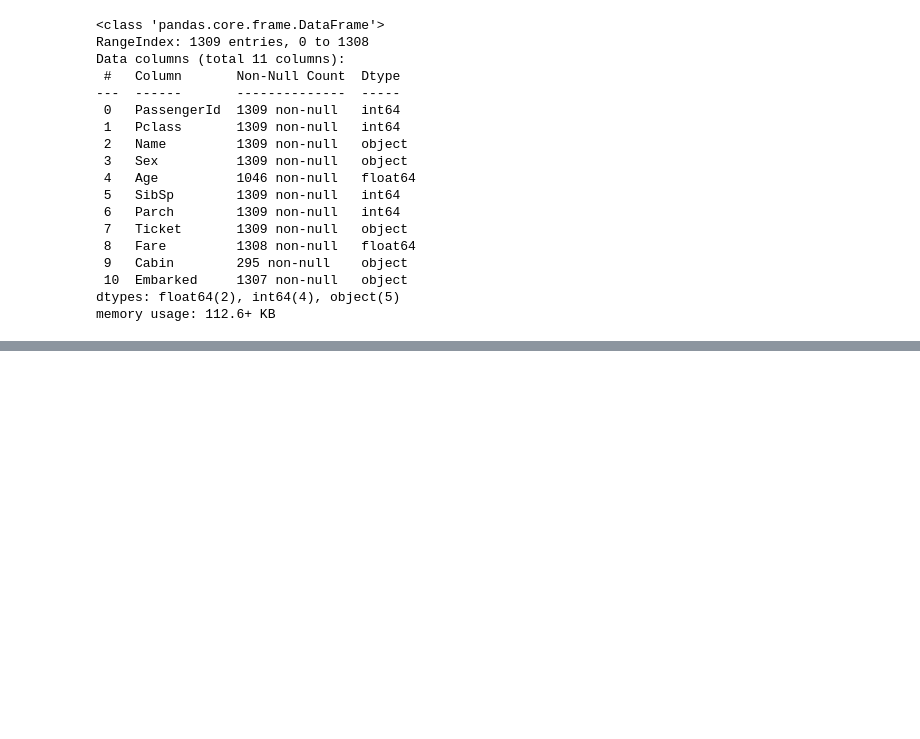
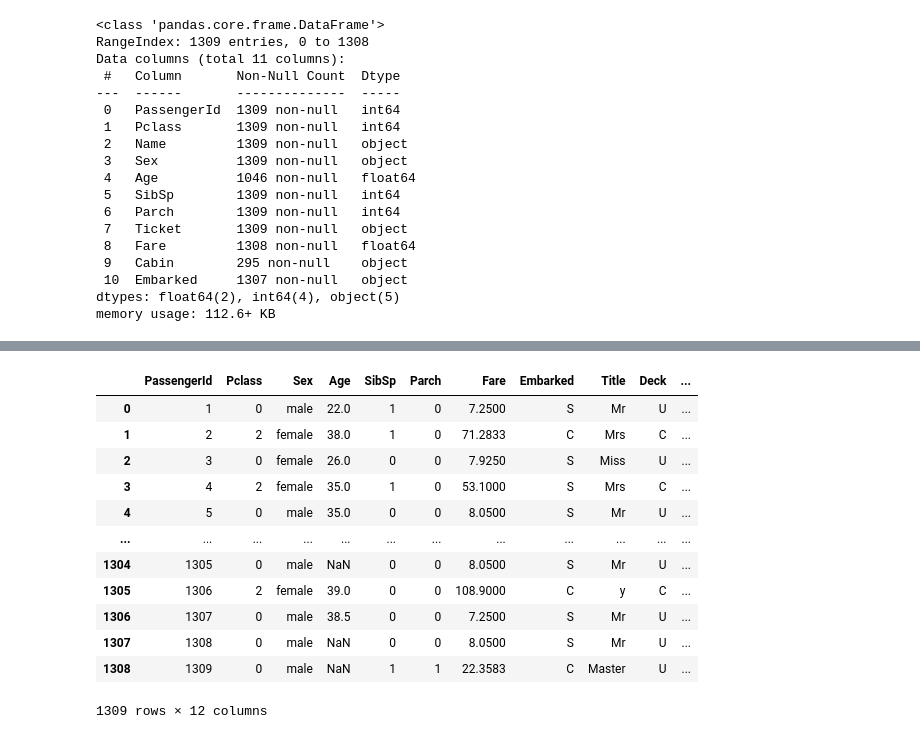
Before and after one commit to Albe036/titanic-survival, a Jupyter notebook: notebooks/03_pipelines_model.ipynb, the cells around one changed output, grey strips where cells are left out. Drawn from its saved outputs; the diff is of its cells as text; code cells hidden in the pictures; blank space fills up the shorter version.

```diff
--- a/notebooks/03_pipelines_model.ipynb
+++ b/notebooks/03_pipelines_model.ipynb
@@ -42,0 +156,30 @@ memory usage: 112.6+ KB
+# %%
+def reorgize_ticket_class(df):
+    df = df.copy()
+    def condition_class(ticket_class):
+        class_mapping = { 1: 2,  2: 1, 3: 0}
+        return class_mapping.get(ticket_class, 0)
+    df['Pclass'] = df['Pclass'].apply(condition_class)
+    return df
+
+numeric_transformer_multivariate = ['Age']
+numeric_transformer = Pipeline(steps=[
+    ('reorganize', FunctionTransformer(reorgize_ticket_class, validate=False))
+])
+res_temp2 = numeric_transformer.fit_transform(res_temp_df)
+res_temp2
+#print('Cargado imputadores numericos y categoricos')
+# %% [output]
+|  | PassengerId | Pclass | Sex | Age | SibSp | Parch | Fare | Embarked | Title | Deck | ... |
+| 0 | 1 | 0 | male | 22.0 | 1 | 0 | 7.2500 | S | Mr | U | ... |
+| 1 | 2 | 2 | female | 38.0 | 1 | 0 | 71.2833 | C | Mrs | C | ... |
+| 2 | 3 | 0 | female | 26.0 | 0 | 0 | 7.9250 | S | Miss | U | ... |
+| 3 | 4 | 2 | female | 35.0 | 1 | 0 | 53.1000 | S | Mrs | C | ... |
+| 4 | 5 | 0 | male | 35.0 | 0 | 0 | 8.0500 | S | Mr | U | ... |
+| ... | ... | ... | ... | ... | ... | ... | ... | ... | ... | ... | ... |
+| 1304 | 1305 | 0 | male | NaN | 0 | 0 | 8.0500 | S | Mr | U | ... |
+| 1305 | 1306 | 2 | female | 39.0 | 0 | 0 | 108.9000 | C | y | C | ... |
+| 1306 | 1307 | 0 | male | 38.5 | 0 | 0 | 7.2500 | S | Mr | U | ... |
+| 1307 | 1308 | 0 | male | NaN | 0 | 0 | 8.0500 | S | Mr | U | ... |
+| 1308 | 1309 | 0 | male | NaN | 1 | 1 | 22.3583 | C | Master | U | ... |
+1309 rows × 12 columns
```
Also changed, not shown: parts of 2 cells of this notebook, 1 other file.
